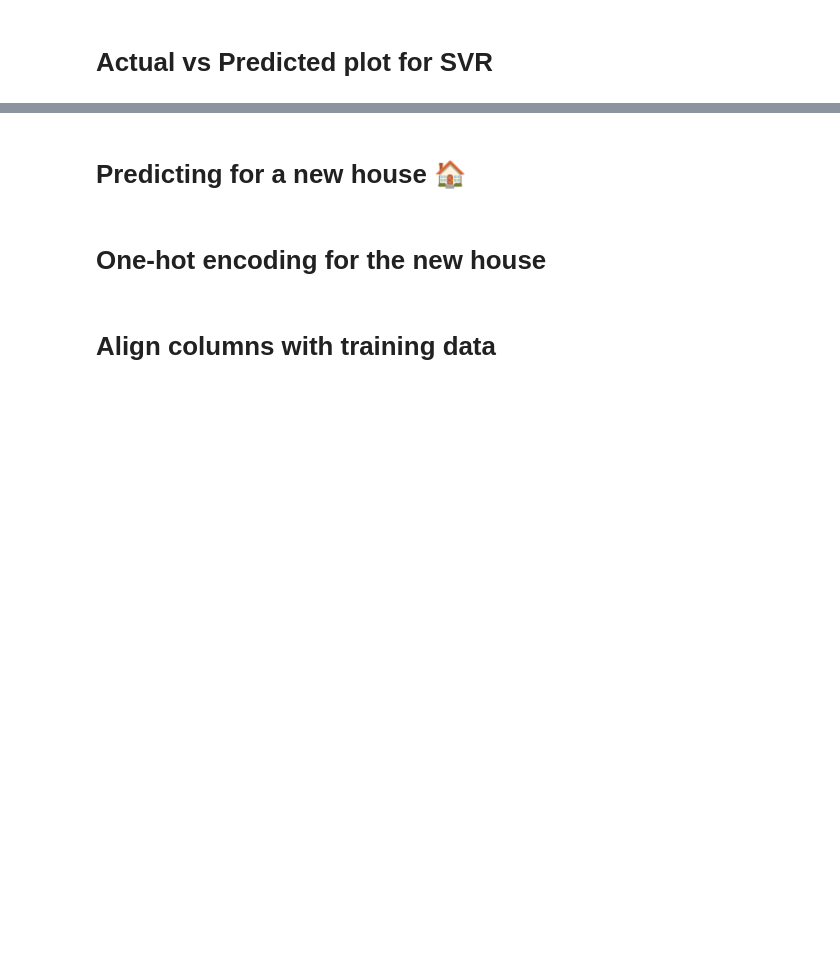
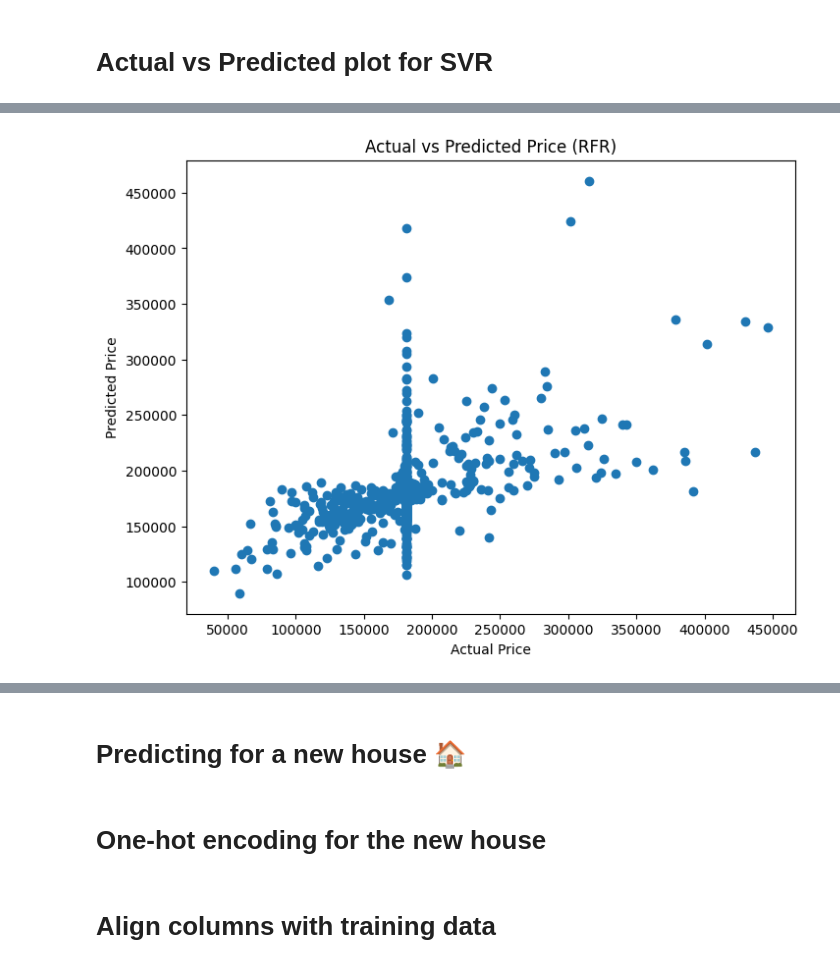
Before and after one commit to Saketh2611/House-Price-Prediction, a Jupyter notebook: House_Price__prediction.ipynb, the cells around one changed output, grey strips where cells are left out. Saved outputs shown, nothing was run; the diff lists cells and outputs as text; code cells hidden in the pictures; blank space fills up the shorter version.

```diff
--- a/House_Price__prediction.ipynb
+++ b/House_Price__prediction.ipynb
@@ -189,0 +196,9 @@ plt.show()
+# %%
+plt.figure(figsize=(8, 6))
+plt.scatter(Y_valid, Y_pred_rf)
+plt.xlabel("Actual Price")
+plt.ylabel("Predicted Price")
+plt.title("Actual vs Predicted Price (RFR)")
+plt.show()
+# %% [output]
+[figure, added]
```
Also changed, not shown: parts of 8 cells of this notebook.
